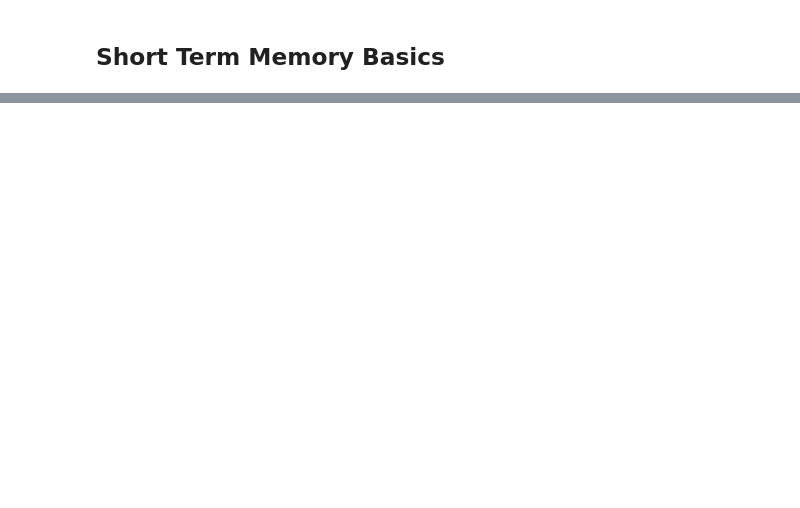
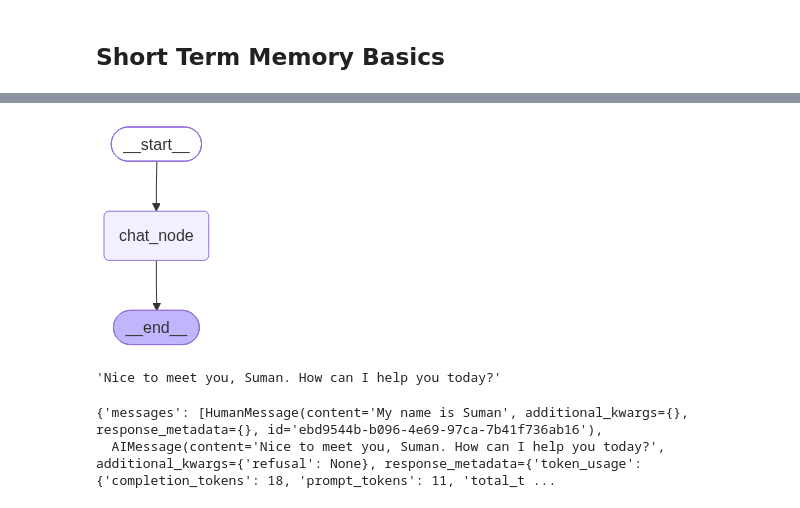
Before and after one commit to spcCodes/AgenticAi_workshop, a Jupyter notebook: session3_reliable_agent_execution/4_stm_basics.ipynb, the cells around one changed output, grey strips where cells are left out. Cells and saved outputs as stored; diff of their text form; code cells hidden in the pictures; blank space fills up the shorter version.

Commit message:
Expand STM notebook with SQLite persistence and update docs.
Co-authored-by: Cursor <cursoragent@cursor.com>

```diff
--- a/session3_reliable_agent_execution/4_stm_basics.ipynb
+++ b/session3_reliable_agent_execution/4_stm_basics.ipynb
@@ -2,0 +109,29 @@
+# %%
+class ChatState(TypedDict):
+    messages: Annotated[list[BaseMessage], add_messages]
+# %%
+def chat_node(state: ChatState):
+
+    # take user query from state
+    messages = state['messages']
+
+    # send to llm
+    response = model.invoke(messages)
+
+    # response store state
+    return {'messages': [response]}
+# %%
+conn = sqlite3.connect(database='chatbot.db', check_same_thread=False)
+# Checkpointer
+checkpointer = SqliteSaver(conn=conn)
+# %%
+graph = StateGraph(ChatState)
+graph.add_node("chat_node", chat_node)
+graph.add_edge(START, "chat_node")
+graph.add_edge("chat_node", END)
+
+chatbot = graph.compile(checkpointer=checkpointer)
+# %%
+chatbot
+# %% [output]
+[figure, added]
@@ -2,0 +146,10 @@
+# %%
+import pprint
+pprint.pprint(final_state["messages"][-1].content)
+# %% [output]
+'Nice to meet you, Suman. How can I help you today?'
+# %%
+final_state
+# %% [output]
+{'messages': [HumanMessage(content='My name is Suman', additional_kwargs={}, response_metadata={}, id='ebd9544b-b096-4e69-97ca-7b41f736ab16'),
+  AIMessage(content='Nice to meet you, Suman. How can I help you today?', additional_kwargs={'refusal': None}, response_metadata={'token_usage': {'completion_tokens': 18, 'prompt_tokens': 11, 'total_t ...
```
Also changed, not shown: parts of 27 cells of this notebook, 2 other files.
